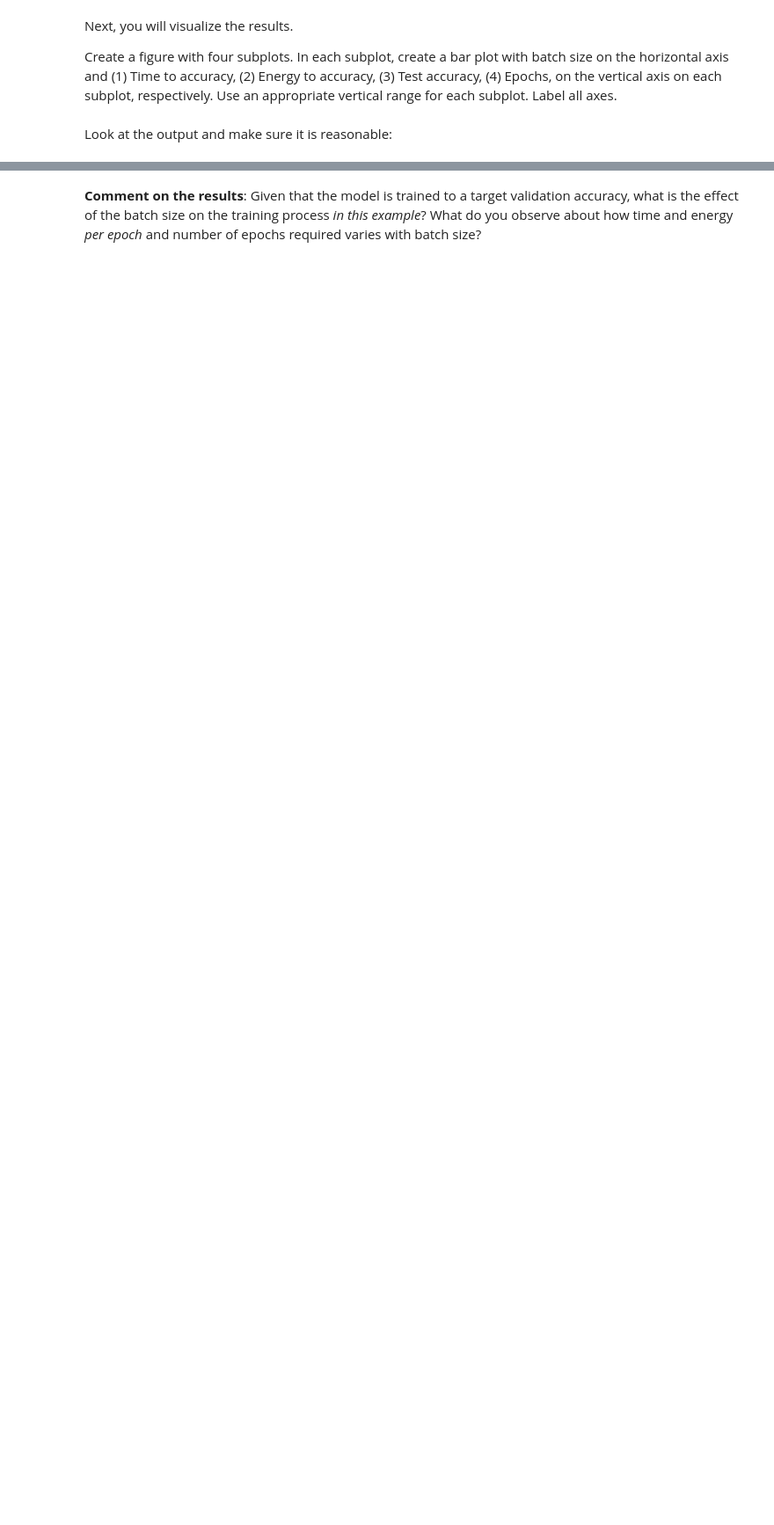
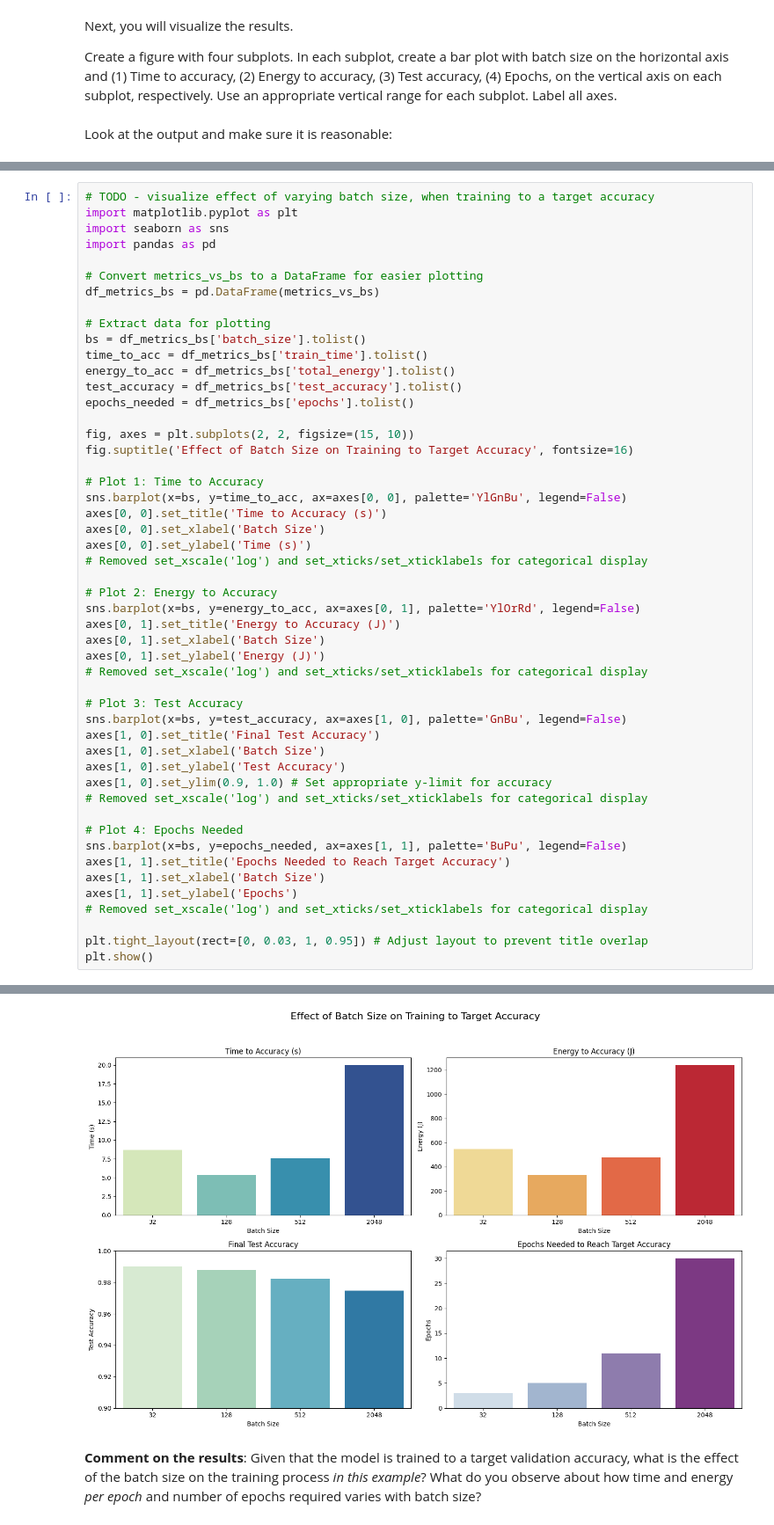
Before and after one commit to manovay/msml, a Jupyter notebook: notebooks/8-lab-neural-net-music-classification-torch.ipynb, the cells around one changed output, grey strips where cells are left out. Shown at 88% size. Saved outputs shown, nothing was run; the diff lists cells and outputs as text; blank space fills up the shorter version.

```diff
--- a/notebooks/8-lab-neural-net-music-classification-torch.ipynb
+++ b/notebooks/8-lab-neural-net-music-classification-torch.ipynb
@@ -636,0 +788,51 @@ print(metrics_vs_bs)
+# %%
+# TODO - visualize effect of varying batch size, when training to a target accuracy
+import matplotlib.pyplot as plt
+import seaborn as sns
+import pandas as pd
+
+# Convert metrics_vs_bs to a DataFrame for easier plotting
+df_metrics_bs = pd.DataFrame(metrics_vs_bs)
+
+# Extract data for plotting
+bs = df_metrics_bs['batch_size'].tolist()
+time_to_acc = df_metrics_bs['train_time'].tolist()
+energy_to_acc = df_metrics_bs['total_energy'].tolist()
+test_accuracy = df_metrics_bs['test_accuracy'].tolist()
+epochs_needed = df_metrics_bs['epochs'].tolist()
+
+fig, axes = plt.subplots(2, 2, figsize=(15, 10))
+fig.suptitle('Effect of Batch Size on Training to Target Accuracy', fontsize=16)
+
+# Plot 1: Time to Accuracy
+sns.barplot(x=bs, y=time_to_acc, ax=axes[0, 0], palette='YlGnBu', legend=False)
+axes[0, 0].set_title('Time to Accuracy (s)')
+axes[0, 0].set_xlabel('Batch Size')
+axes[0, 0].set_ylabel('Time (s)')
+# Removed set_xscale('log') and set_xticks/set_xticklabels for categorical display
+
+# Plot 2: Energy to Accuracy
+sns.barplot(x=bs, y=energy_to_acc, ax=axes[0, 1], palette='YlOrRd', legend=False)
+axes[0, 1].set_title('Energy to Accuracy (J)')
+axes[0, 1].set_xlabel('Batch Size')
+axes[0, 1].set_ylabel('Energy (J)')
+# Removed set_xscale('log') and set_xticks/set_xticklabels for categorical display
+
+# Plot 3: Test Accuracy
+sns.barplot(x=bs, y=test_accuracy, ax=axes[1, 0], palette='GnBu', legend=False)
+axes[1, 0].set_title('Final Test Accuracy')
+axes[1, 0].set_xlabel('Batch Size')
+axes[1, 0].set_ylabel('Test Accuracy')
+axes[1, 0].set_ylim(0.9, 1.0) # Set appropriate y-limit for accuracy
+# Removed set_xscale('log') and set_xticks/set_xticklabels for categorical display
+
+# Plot 4: Epochs Needed
+sns.barplot(x=bs, y=epochs_needed, ax=axes[1, 1], palette='BuPu', legend=False)
+axes[1, 1].set_title('Epochs Needed to Reach Target Accuracy')
+axes[1, 1].set_xlabel('Batch Size')
+axes[1, 1].set_ylabel('Epochs')
+# Removed set_xscale('log') and set_xticks/set_xticklabels for categorical display
+
+plt.tight_layout(rect=[0, 0.03, 1, 0.95]) # Adjust layout to prevent title overlap
+plt.show()
+# %% [output]
@@ -637,2 +854,3 @@ print(metrics_vs_bs)
+[figure, added]
 # %% [markdown]
 **Comment on the results**: Given that the model is trained to a target validation accuracy, what is the effect of the batch size on the training process *in this example*? What do you observe about how time and energy *per epoch* and number of epochs required varies with batch size?
```
Also changed, not shown: parts of 18 cells of this notebook.
